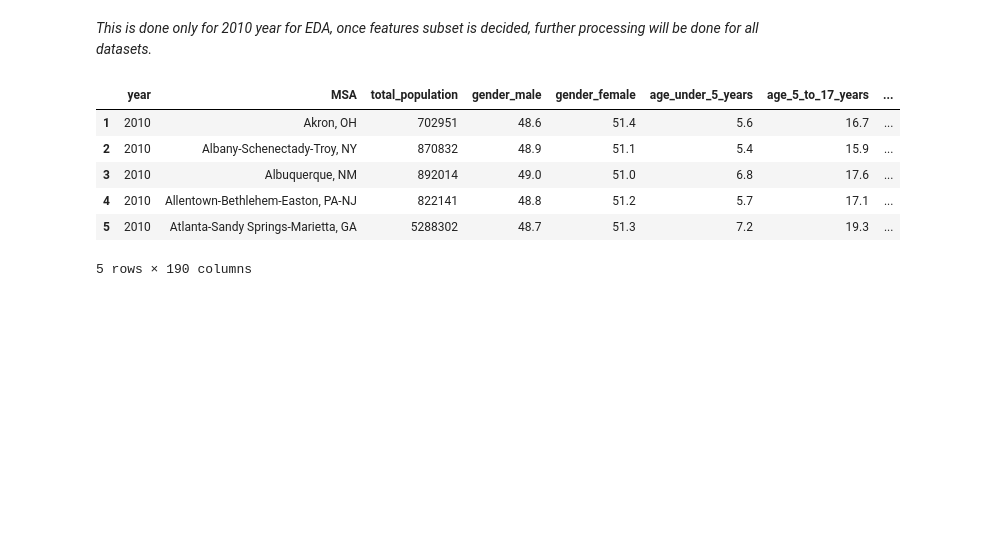
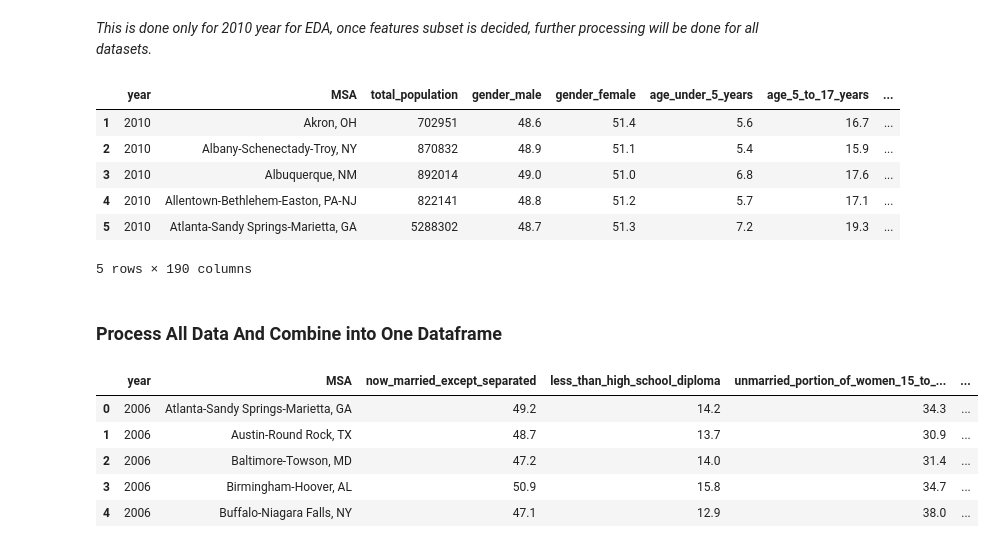
Before and after one commit to dkloving/CS109A_Project, a Jupyter notebook: scripts/load_and_process_data.ipynb, the cells around one changed output. Saved outputs shown, nothing was run; the diff lists cells and outputs as text; code cells hidden in the pictures; blank space fills up the shorter version.

Commit message:
merged all data together with selected features

```diff
--- a/scripts/load_and_process_data.ipynb
+++ b/scripts/load_and_process_data.ipynb
@@ -21,7 +21,7 @@ def read_fbi_year_data(year):
     # get url of webpage with MSA data
     if year < 2010:
         url = "https://www2.fbi.gov/ucr/cius" + str(year) + "/data/table_06.html"
-    elif year == 2013:
+    elif year in [2012,2013] :
         url = "https://ucr.fbi.gov/crime-in-the-u.s/"+ str(year) +"/crime-in-the-u.s.-"\
             + str(year) + "/tables/6tabledatadecpdf/table-6"
     elif year < 2016:
@@ -30,7 +30,6 @@ def read_fbi_year_data(year):
     else:
         url = "https://ucr.fbi.gov/crime-in-the-u.s/"+ str(year) +"/crime-in-the-u.s.-"\
             + str(year) +"/topic-pages/tables/table-4"
-
 
     # get HTML from the page and check the response code
     response = requests.get(url)
@@ -394 +393,3 @@ eda_df.to_csv("../data/merged/eda_2010.csv", sep=',')
 eda_df.to_pickle("../data/merged/eda_2010.pkl")
+# %% [markdown]
+### Process All Data And Combine into One Dataframe
@@ -394,0 +498,49 @@ eda_df.to_pickle("../data/merged/eda_2010.pkl")
+# %%
+#Function to select features specified, map the names and return the df
+def get_selected_features(df, mapping_dict):
+    # get a copy of data
+    df = df.copy()
+
+    # rename the columns and get only those
+    df = df.rename(columns=mapping_dict)
+    df = df[['year']+list(mapping_dict.values())]
+
+    return df
+# %%
+# create df to store all data
+all_df = pd.DataFrame()
+
+# repeat for each year adding joined data into one datafreame
+for year in years:
+
+    # get census processed data and merge to fbi data
+    year_df = pd.merge(get_selected_features(census_years_dict[year], cols_mapping_dicts[year]),
+                       fbi_years_dict[year],
+                       on=['MSA'])
+
+    # add data for this year into the combined dataframe
+    all_df = pd.concat([all_df, year_df])
+
+# reset index
+all_df = all_df.reset_index(drop=True)
+
+# set datatypes
+all_df['year'] = all_df['year'].astype(int)
+all_df['murder_per_100_k'] = all_df['murder_per_100_k'].astype(float)
+all_df[census_features_dict['feature_1']] = all_df[census_features_dict['feature_1']].astype(float)
+all_df[census_features_dict['feature_2']] = all_df[census_features_dict['feature_2']].astype(float)
+all_df[census_features_dict['feature_3']] = all_df[census_features_dict['feature_3']].astype(float)
+all_df[census_features_dict['feature_4']] = all_df[census_features_dict['feature_4']].astype(float)
+all_df[census_features_dict['feature_5']] = all_df[census_features_dict['feature_5']].astype(float)
+all_df[census_features_dict['feature_6']] = all_df[census_features_dict['feature_6']].astype(float)
+all_df[census_features_dict['feature_7']] = all_df[census_features_dict['feature_7']].astype(float)
+all_df[census_features_dict['feature_8']] = all_df[census_features_dict['feature_8']].astype(int)
+
+all_df.head()
+# %% [output]
+|  | year | MSA | now_married_except_separated | less_than_high_school_diploma | unmarried_portion_of_women_15_to_... | ... |
+| 0 | 2006 | Atlanta-Sandy Springs-Marietta, GA | 49.2 | 14.2 | 34.3 | ... |
+| 1 | 2006 | Austin-Round Rock, TX | 48.7 | 13.7 | 30.9 | ... |
+| 2 | 2006 | Baltimore-Towson, MD | 47.2 | 14.0 | 31.4 | ... |
+| 3 | 2006 | Birmingham-Hoover, AL | 50.9 | 15.8 | 34.7 | ... |
+| 4 | 2006 | Buffalo-Niagara Falls, NY | 47.1 | 12.9 | 38.0 | ... |
```
Also changed, not shown: parts of 3 cells of this notebook, 5 other files.
